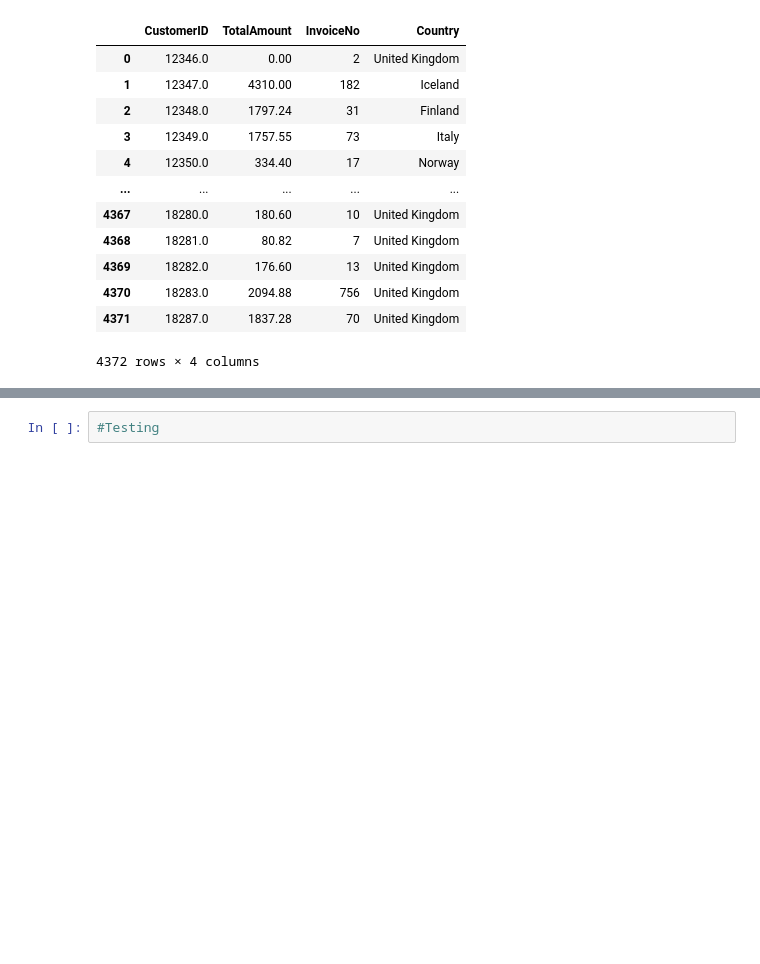
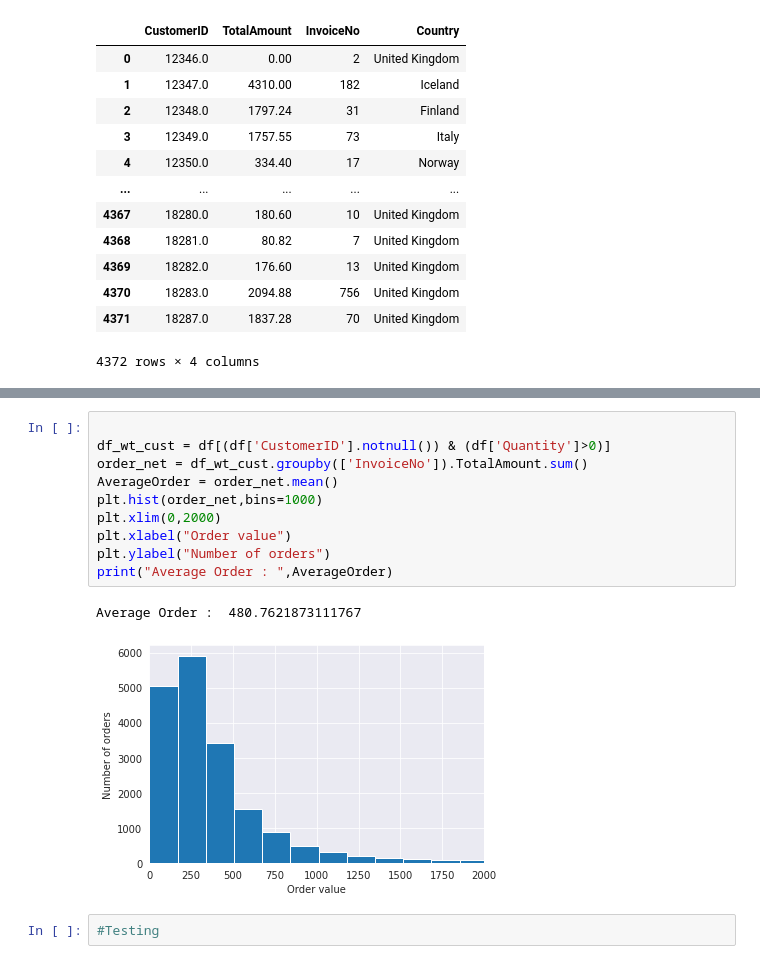
Before and after one commit to AkshayRai20/Projects1, a Jupyter notebook: Akshay_Online_Retail_Customer_Segmentation_Capstone_Project.ipynb, the cells around one changed output, grey strips where cells are left out. Drawn from its saved outputs; the diff is of its cells as text; blank space fills up the shorter version.

```diff
--- a/Akshay_Online_Retail_Customer_Segmentation_Capstone_Project.ipynb
+++ b/Akshay_Online_Retail_Customer_Segmentation_Capstone_Project.ipynb
@@ -242,3 +255,16 @@ cust_country
+# %%
+
+df_wt_cust = df[(df['CustomerID'].notnull()) & (df['Quantity']>0)]
+order_net = df_wt_cust.groupby(['InvoiceNo']).TotalAmount.sum()
+AverageOrder = order_net.mean()
+plt.hist(order_net,bins=1000)
+plt.xlim(0,2000)
+plt.xlabel("Order value")
+plt.ylabel("Number of orders")
+print("Average Order : ",AverageOrder)
+# %% [output]
+Average Order :  480.7621873111767
+[figure, added]
 # %%
 #Testing
 # %%
```
Also changed, not shown: parts of 1 cell of this notebook.
